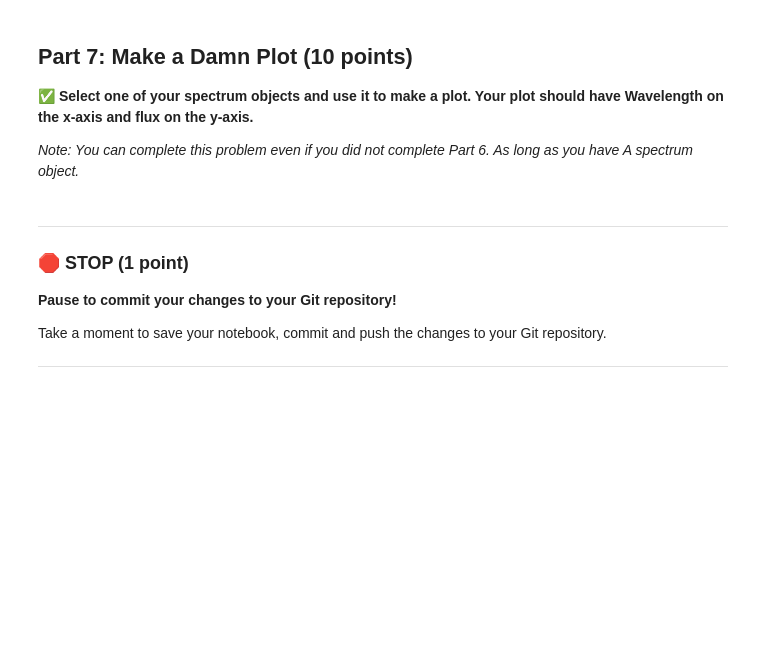
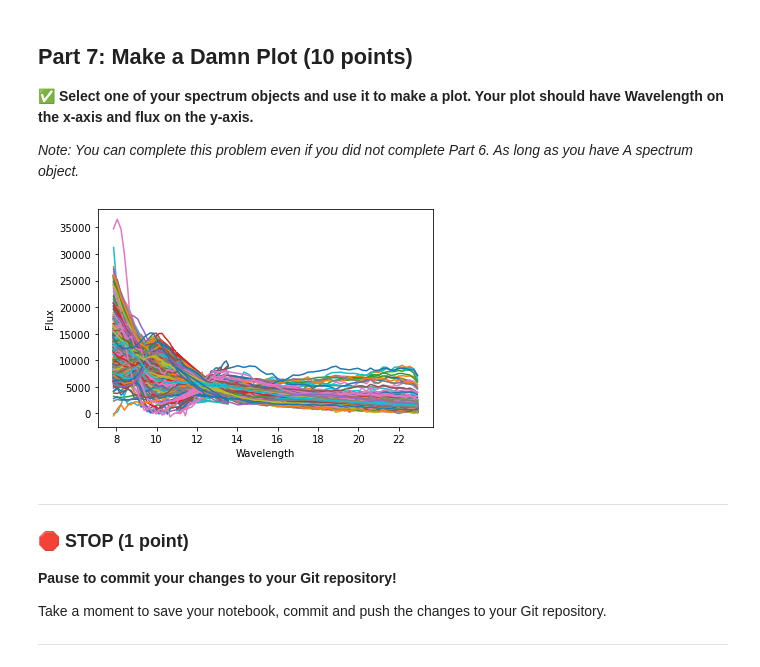
Before and after one commit to Sangjun1234/CMSE202-s23-turnin, a Jupyter notebook: midterm/CMSE202_Midterm_Sect02_STUDENT (1).ipynb, the cells around one changed output. Saved outputs shown, nothing was run; the diff lists cells and outputs as text; code cells hidden in the pictures; blank space fills up the shorter version.

```diff
--- a/midterm/CMSE202_Midterm_Sect02_STUDENT (1).ipynb
+++ b/midterm/CMSE202_Midterm_Sect02_STUDENT (1).ipynb
@@ -191,8 +211,8 @@ class Spectrum:
     def __init__(self, metadata, wavelengths, flux):
         self.ID = metadata['ID']
         self.RA = metadata['RA']
-        self.DEC = meatadata['DEC']
-        self.scale_Factor = metadata['Scale Factor']
+        self.DEC = metadata['DEC']
+        self.scale_factor = metadata['Scale Factor']
         self.wavelengths = wavlength_values
         self.flux = flux_values
     def get_wavelengths(self):
@@ -214,3 +234,7 @@ Take a moment to save your notebook, commit  and push the changes to your Git re
 &#9989; **Construct `spectra` objects for all of the spectral measurements. Append all of the objects to a new list called `spectrum_objects`.**
 # %%
 #Write your code here
+spectrum_objects = []
+for i in range(len(metadata)):
+    spectrum = Spectrum(metadata, wavlength_values, flux_values)
+    spectrum_objects.append(spectrum)
@@ -222,6 +248,15 @@ Take a moment to save your notebook, commit  and push the changes to your Git re
 *Note: You can complete this problem even if you did not complete Part 6. As long as you have A spectrum object.*
 # %%
 #Write your code here
+import matplotlib.pyplot as plt
+wavelengths = spectrum.get_wavelengths()
+flux = spectrum.get_flux()
+plt.plot(wavelengths, flux)
+plt.xlabel('Wavelength')
+plt.ylabel('Flux')
+plt.show()
+# %% [output]
+[figure, added]
 # %% [markdown]
 ---
 ### &#128721; STOP (1 point)
```
Also changed, not shown: parts of 2 cells of this notebook.
